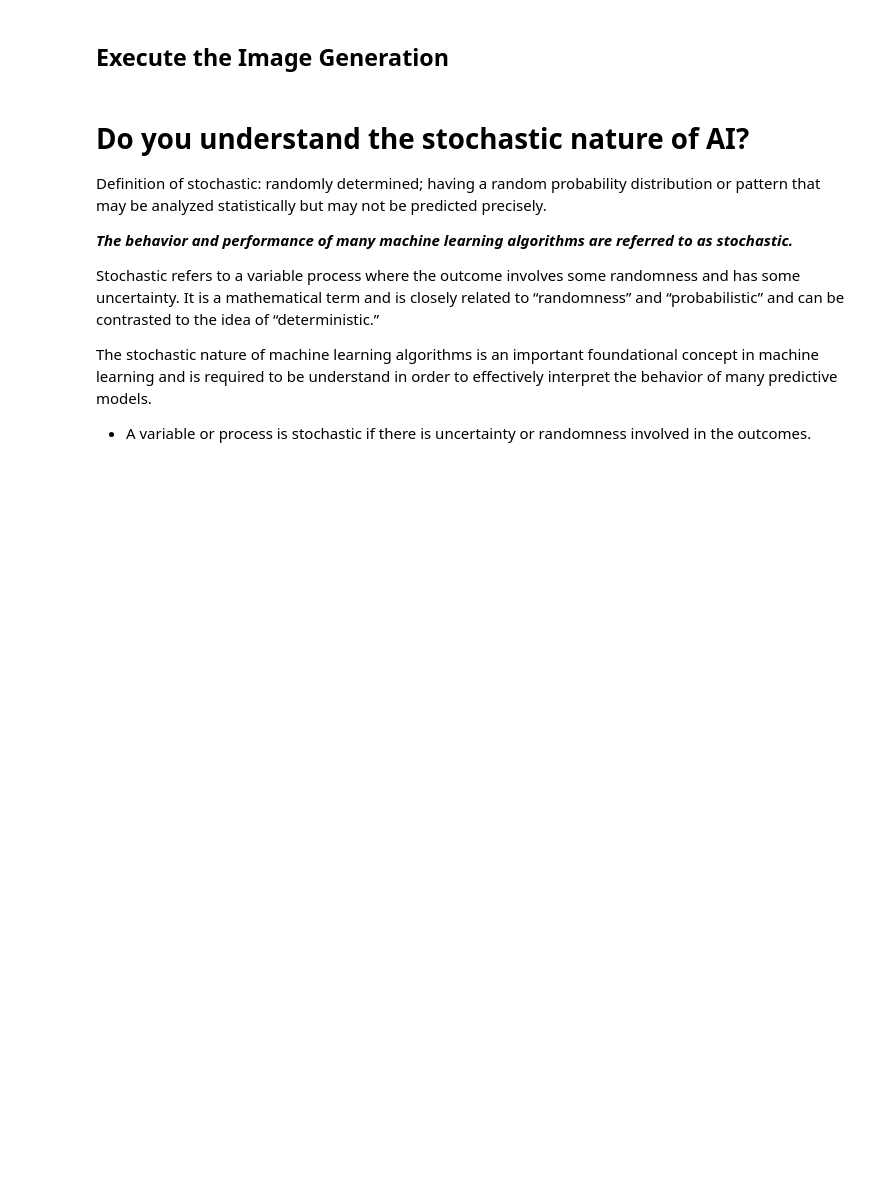
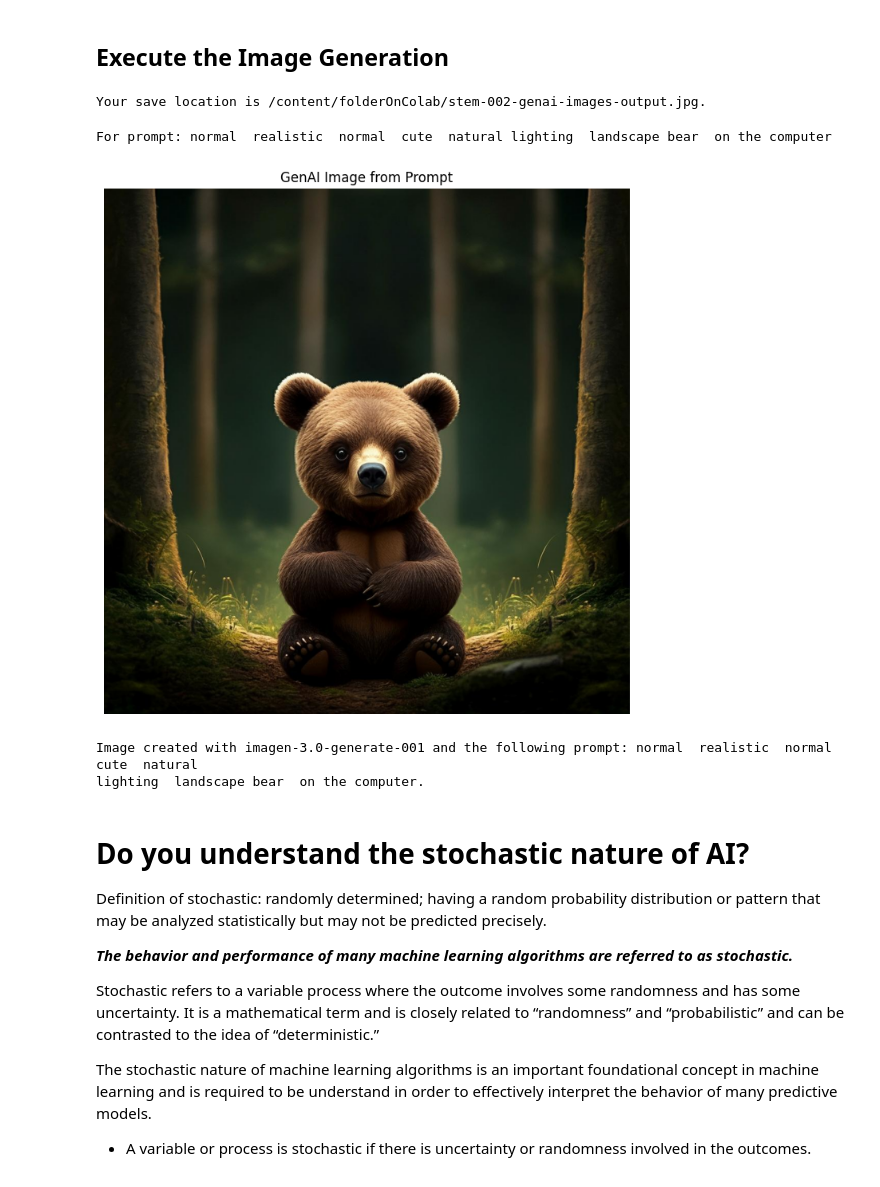
Before and after one commit to christophergarthwood/jbooks, a Jupyter notebook: STEM-002_GenAI_Images.ipynb, the cells around one changed output. Saved outputs shown, nothing was run; the diff lists cells and outputs as text; code cells hidden in the pictures; blank space fills up the shorter version.

```diff
--- a/STEM-002_GenAI_Images.ipynb
+++ b/STEM-002_GenAI_Images.ipynb
@@ -202,0 +486,9 @@ def lib_diagnostics() -> None:
+# %%
+# this function displays the stack trace on errors from a central location making adjustments to the display on an error easier to manage
+# functions perform useful solutions for highly repetitive code
+def process_exception(inc_exception: Exception) -> None:
+  if DEBUG_STACKTRACE==1:
+    traceback.print_exc()
+    console.print_exception(show_locals=True)
+  else:
+    rprint(repr(inc_exception))
@@ -348,3 +690,12 @@ except (ValueError, Exception) as e:
+# %%
+# Import the Generative Model and then setup the model connection point to backend Google Services.
+
+from vertexai.preview.vision_models import ImageGenerationModel
+
+try:
+    model = ImageGenerationModel.from_pretrained(AI_MODEL_TYPE)
+except (ValueError, Exception) as e:
+    process_exception(e)
 # %% [markdown]
 ## Create Your Picture Prompt
 # %%
@@ -388,57 +738,69 @@ print(f"Random text created: {picture_prompt}")
 # %% [markdown]
 ## Execute the Image Generation
 # %%
-from PIL import Image
-from IPython.display import display
+# Invoke the model passing your prompt and see the imae saved.
+%matplotlib inline
+
+#from PIL import Image
+#from IPython.display import display
 try:
   images = model.generate_images(
       prompt=picture_prompt,
 
       # Optional parameters
       number_of_images=1,
       language="en",
 
       # You can't use a seed value and watermark at the same time.
       add_watermark=False,
       #seed=100,
       aspect_ratio="1:1",
       safety_filter_level="block_some",
       person_generation="allow_all",
   )
 
+  # Save the image locally
   try:
-    output_file="./stem-002-genai-images-output.png"
+    output_file=target_folder+os.sep+f"stem-002-genai-images-output{IMG_EXT}"
     images[0].save(location=output_file, include_generation_parameters=False)
-    print(f"Your save location is {output_file}.")
-    print(f"For prompt: {picture_prompt}")
+    rprint(f"Your save location is {output_file}.")
+    print(f"For prompt: {BOLD_START}{picture_prompt}{BOLD_END}")
+    print("")
+    caption_text=f"Image created with {AI_MODEL_TYPE} and the following prompt: {picture_prompt}."
   except Exception as e:
-    print("There was a problem saving your image.")
-    print(f"{start}See exception:{end} ")
-    string = wrapper.fill(text=str(e))
-    print(string)
-    print(f"Your save location was {output_file}.")
+    rprint("There was a problem saving your image.")
+    rprint(f"Your save location was {output_file}.")
+    process_exception(e)
+
+  #add an alt tag
+  try:
+    add_alt_text(target_folder+os.sep+f"stem-002-genai-images-output{IMG_EXT}", caption_text);
+  except Exception as e:
+    process_exception(e)
 
   try:
-    #images[0].show(). #without modification to size (which is huge)
-    image = Image.open(output_file)
-    display(image.resize(( int(image.width * IMG_SCALE), int(image.height * IMG_SCALE))))
-    print(f"Created output image using {len(images[0]._image_bytes)} bytes")
+    plt.figure(figsize=(FIGURE_HEIGHT, FIGURE_WIDTH))
+    plt.title(f"GenAI Image from Prompt")
+    plt.imshow(PIL_Image.open(output_file))
+    plt.grid(False)
+    plt.axis('off')
+    plt.show()
+    rprint(caption_text)
+    plt.close()
+
   except Exception as e:
     print("There was a problem displaying your image.  Contact your instructor for assistance.")
-    print(f"{start}See exception:{end} ")
-    string = wrapper.fill(text=str(e))
-    print(string)
+    process_exception(e)
 
 except Exception as e:
   print("There was a problem creating your image.  Contact your instructor for assistance.")
-  print("\n")
-  print(f"{start}See exception:{end} ")
-  string = wrapper.fill(text=str(e))
-  print(string)
-  print("\n")
-  print(f"{start}Your prompt was:{end} ")
-  string = wrapper.fill(text=picture_prompt)
-  print(string)
+  process_exception(e)
+# %% [output]
+Your save location is /content/folderOnColab/stem-002-genai-images-output.jpg.
+For prompt: normal  realistic  normal  cute  natural lighting  landscape bear  on the computer
+[figure, added]
+Image created with imagen-3.0-generate-001 and the following prompt: normal  realistic  normal  cute  natural
+lighting  landscape bear  on the computer.
 # %% [markdown]
 # Do you understand the stochastic nature of AI?
 
```
Also changed, not shown: parts of 31 cells of this notebook, 4 other files.
